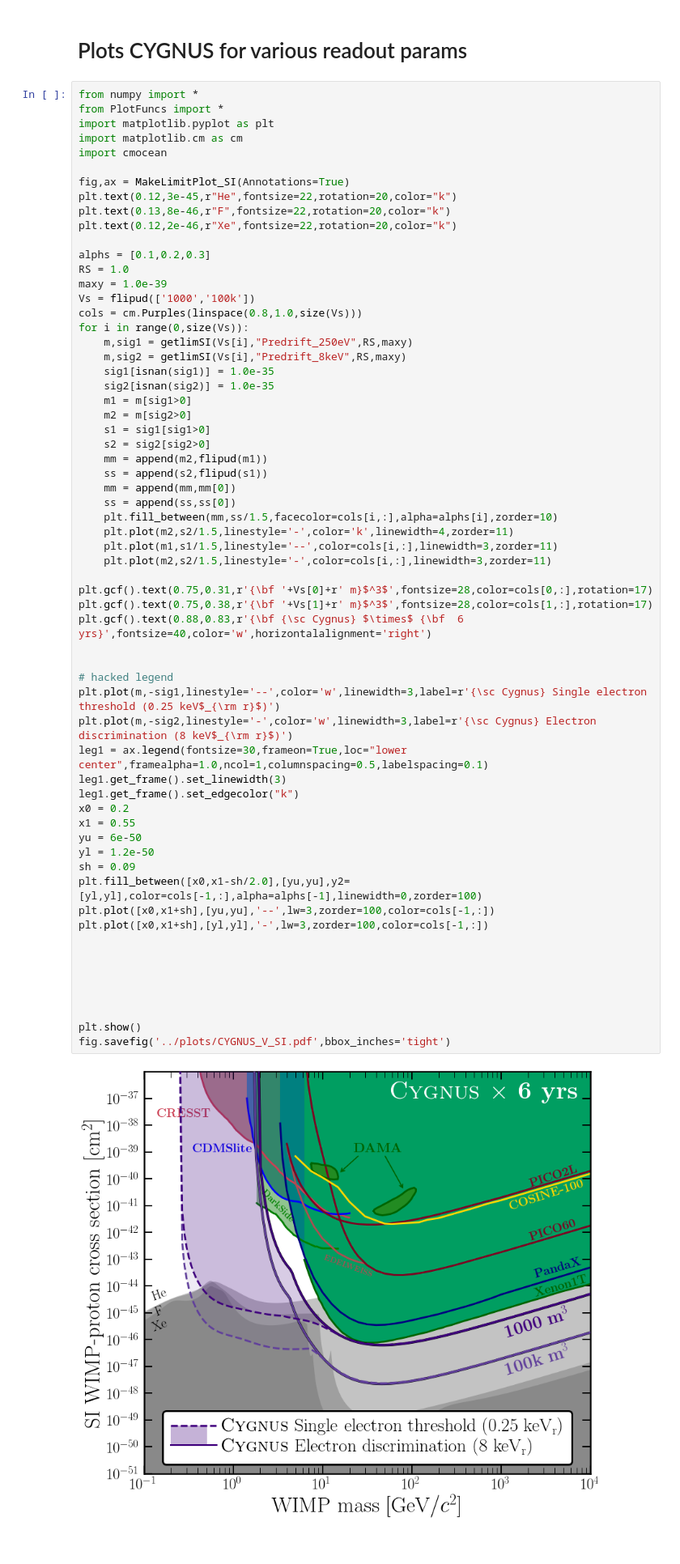
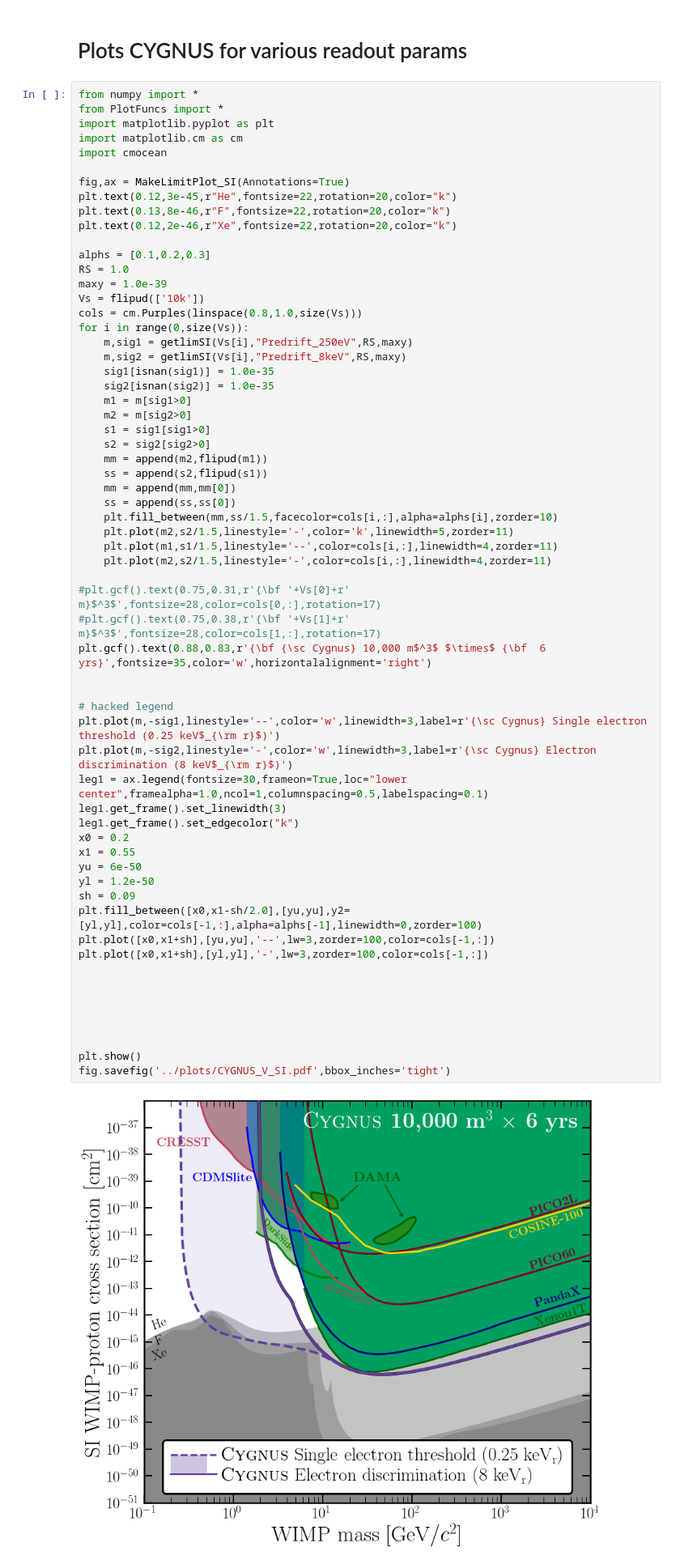
Before and after one commit to cajohare/CYGNUS, a Jupyter notebook: python/Plot_LimitsV.ipynb, the cells around one changed output. Shown: that part at 81% size. Drawn from its saved outputs; the diff is of its cells as text.

```diff
--- a/python/Plot_LimitsV.ipynb
+++ b/python/Plot_LimitsV.ipynb
@@ -15,7 +15,7 @@ plt.text(0.12,2e-46,r"Xe",fontsize=22,rotation=20,color="k")
 alphs = [0.1,0.2,0.3]
 RS = 1.0
 maxy = 1.0e-39
-Vs = flipud(['1000','100k'])
+Vs = flipud(['10k'])
 cols = cm.Purples(linspace(0.8,1.0,size(Vs)))
 for i in range(0,size(Vs)):
     m,sig1 = getlimSI(Vs[i],"Predrift_250eV",RS,maxy)
@@ -30,40 +30,40 @@ for i in range(0,size(Vs)):
     ss = append(s2,flipud(s1))
     mm = append(mm,mm[0])
     ss = append(ss,ss[0])
     plt.fill_between(mm,ss/1.5,facecolor=cols[i,:],alpha=alphs[i],zorder=10)
-    plt.plot(m2,s2/1.5,linestyle='-',color='k',linewidth=4,zorder=11)
-    plt.plot(m1,s1/1.5,linestyle='--',color=cols[i,:],linewidth=3,zorder=11)
-    plt.plot(m2,s2/1.5,linestyle='-',color=cols[i,:],linewidth=3,zorder=11)
+    plt.plot(m2,s2/1.5,linestyle='-',color='k',linewidth=5,zorder=11)
+    plt.plot(m1,s1/1.5,linestyle='--',color=cols[i,:],linewidth=4,zorder=11)
+    plt.plot(m2,s2/1.5,linestyle='-',color=cols[i,:],linewidth=4,zorder=11)
 
-plt.gcf().text(0.75,0.31,r'{\bf '+Vs[0]+r' m}$^3$',fontsize=28,color=cols[0,:],rotation=17)
-plt.gcf().text(0.75,0.38,r'{\bf '+Vs[1]+r' m}$^3$',fontsize=28,color=cols[1,:],rotation=17)
-plt.gcf().text(0.88,0.83,r'{\bf {\sc Cygnus} $\times$ {\bf  6 yrs}',fontsize=40,color='w',horizontalalignment='right')
+#plt.gcf().text(0.75,0.31,r'{\bf '+Vs[0]+r' m}$^3$',fontsize=28,color=cols[0,:],rotation=17)
+#plt.gcf().text(0.75,0.38,r'{\bf '+Vs[1]+r' m}$^3$',fontsize=28,color=cols[1,:],rotation=17)
+plt.gcf().text(0.88,0.83,r'{\bf {\sc Cygnus} 10,000 m$^3$ $\times$ {\bf  6 yrs}',fontsize=35,color='w',horizontalalignment='right')
 
 
 # hacked legend
 plt.plot(m,-sig1,linestyle='--',color='w',linewidth=3,label=r'{\sc Cygnus} Single electron threshold (0.25 keV$_{\rm r}$)')
 plt.plot(m,-sig2,linestyle='-',color='w',linewidth=3,label=r'{\sc Cygnus} Electron discrimination (8 keV$_{\rm r}$)')
 leg1 = ax.legend(fontsize=30,frameon=True,loc="lower center",framealpha=1.0,ncol=1,columnspacing=0.5,labelspacing=0.1)
 leg1.get_frame().set_linewidth(3)
 leg1.get_frame().set_edgecolor("k")
 x0 = 0.2
 x1 = 0.55
 yu = 6e-50
 yl = 1.2e-50
 sh = 0.09
 plt.fill_between([x0,x1-sh/2.0],[yu,yu],y2=[yl,yl],color=cols[-1,:],alpha=alphs[-1],linewidth=0,zorder=100)
 plt.plot([x0,x1+sh],[yu,yu],'--',lw=3,zorder=100,color=cols[-1,:])
 plt.plot([x0,x1+sh],[yl,yl],'-',lw=3,zorder=100,color=cols[-1,:])
 
 
 
 
 
 
 plt.show()
 fig.savefig('../plots/CYGNUS_V_SI.pdf',bbox_inches='tight')
 # %% [output]
-[figure, old version]
+[figure, new version]
 # %%
 # Enhancement factor
 A = 19
```
Also changed, not shown: parts of 1 cell of this notebook, 24 other files.
